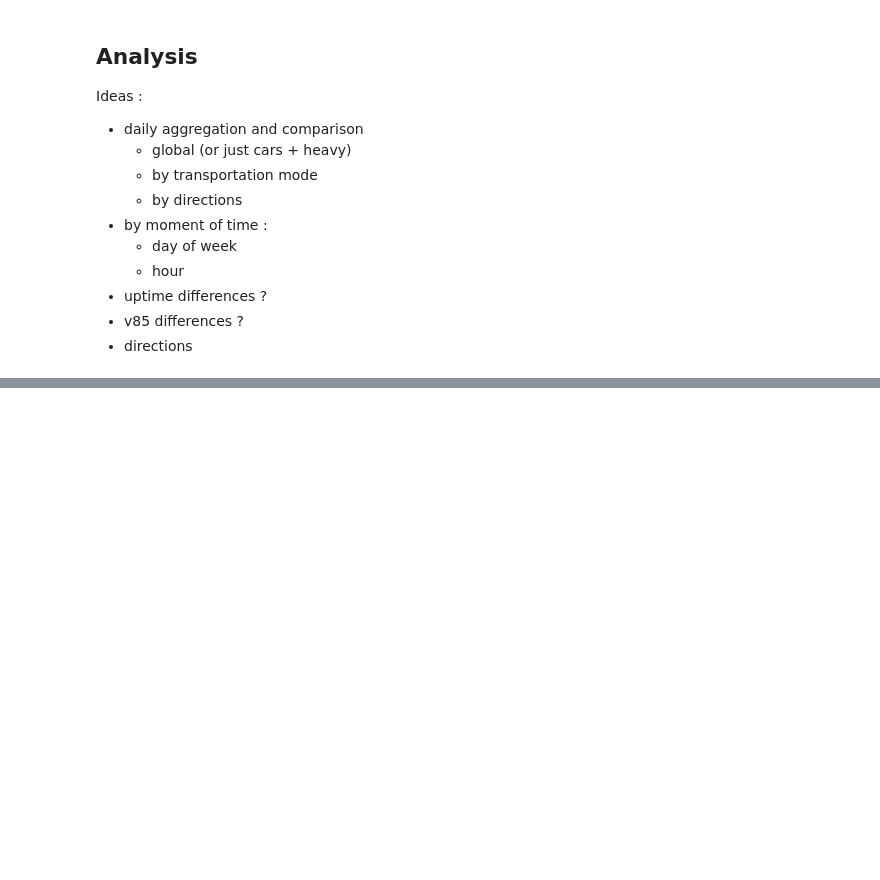
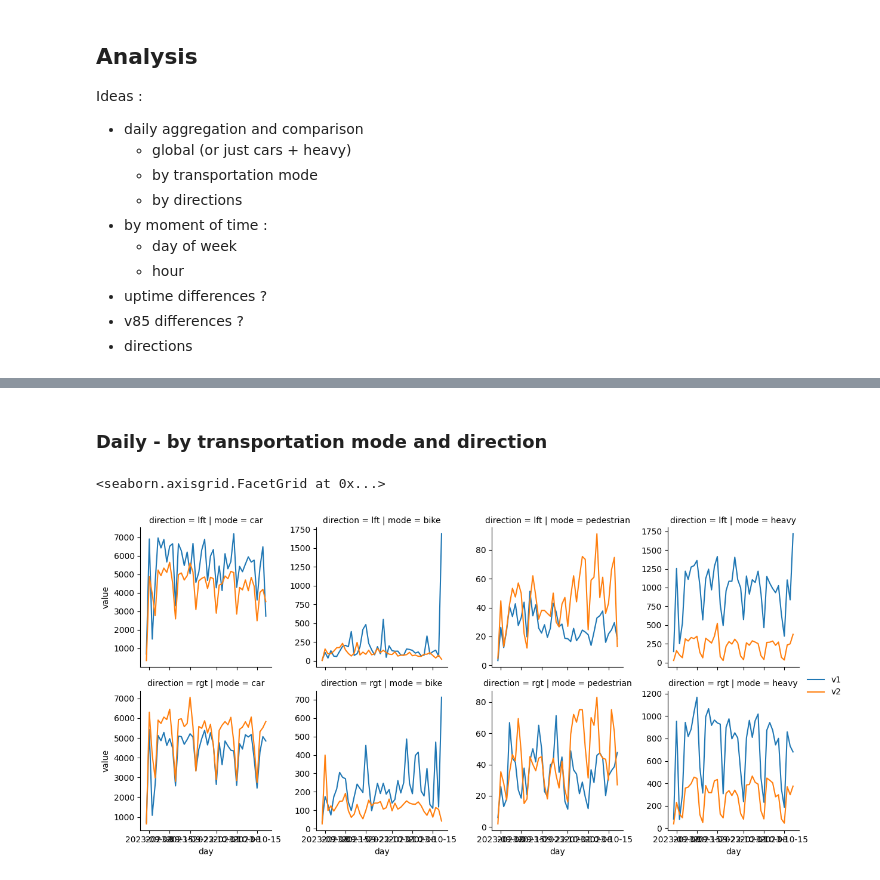
Before and after one commit to KetsiaGuichard/telraam-analysis, a Jupyter notebook: version_comparison.ipynb, the cells around one changed output, grey strips where cells are left out. Drawn from its saved outputs; the diff is of its cells as text; code cells hidden in the pictures; blank space fills up the shorter version.

```diff
--- a/version_comparison.ipynb
+++ b/version_comparison.ipynb
@@ -46,0 +76,15 @@ Ideas :
+# %% [markdown]
+### Daily - by transportation mode and direction
+# %%
+direction_modes = [mode + '_lft' for mode in transportation_modes] + [mode + '_rgt' for mode in transportation_modes]
+id_var = ['day','version']
+evolution_direction = burel.groupby(id_var)[direction_modes].sum().reset_index()
+evolution_direction = pd.melt(evolution_direction, id_vars=id_var, var_name="mode_direction")
+evolution_direction[['mode', 'direction']] = evolution_direction['mode_direction'].str.split("_", expand = True)
+# %%
+g = sns.FacetGrid(evolution_direction, col="mode", row="direction", sharey=False)
+g.map_dataframe(sns.lineplot, x='day', y='value', hue='version', errorbar=None)
+g.add_legend()
+# %% [output]
+<seaborn.axisgrid.FacetGrid at 0x...>
+[figure, added]
```
Also changed, not shown: parts of 7 cells of this notebook, 1 other file.
